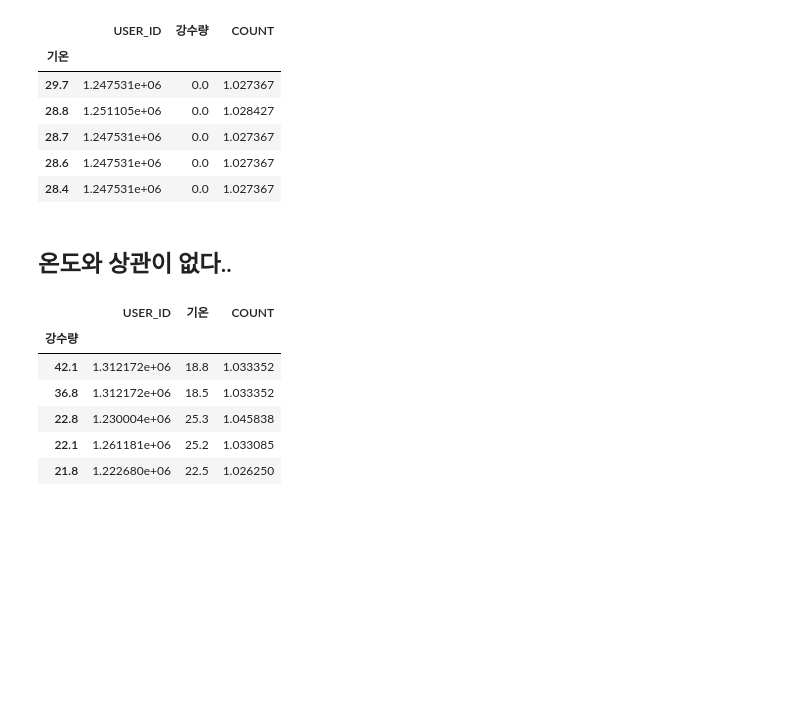
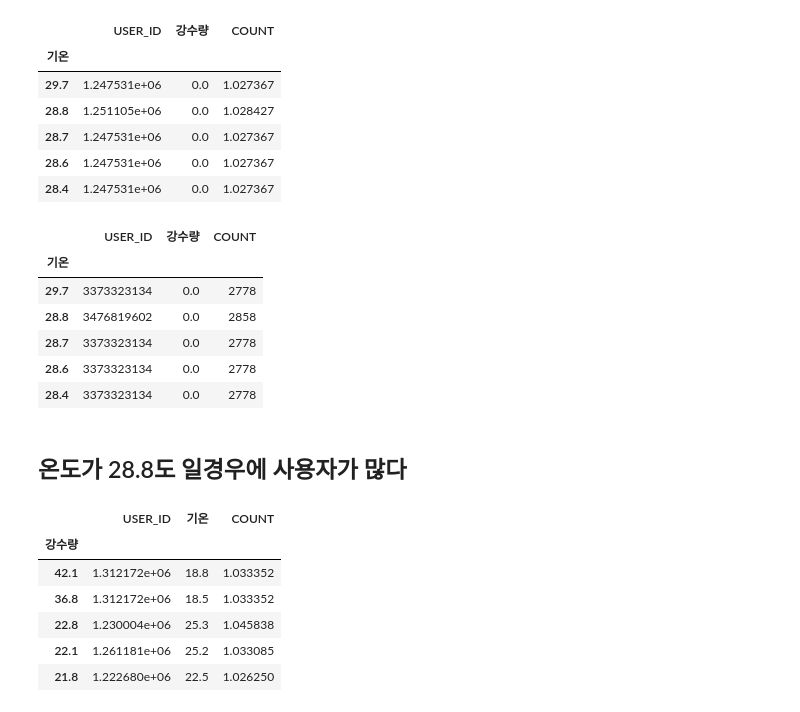
Before and after one commit to honeybeat1/team1_wanted_onboarding_2nd, a Jupyter notebook: Week3_이주영/모두컴퍼니_기술과제/Week3_모두컴퍼니_EDA.ipynb, the cells around one changed output. Drawn from its saved outputs; the diff is of its cells as text; code cells hidden in the pictures; blank space fills up the shorter version.

```diff
--- a/Week3_이주영/모두컴퍼니_기술과제/Week3_모두컴퍼니_EDA.ipynb
+++ b/Week3_이주영/모두컴퍼니_기술과제/Week3_모두컴퍼니_EDA.ipynb
@@ -299,8 +299,20 @@ te.head()
 | 28.7 | 1.247531e+06 | 0.0 | 1.027367 |
 | 28.6 | 1.247531e+06 | 0.0 | 1.027367 |
 | 28.4 | 1.247531e+06 | 0.0 | 1.027367 |
-# %% [markdown]
-## 온도와 상관이 없다..
+# %%
+te = merge1[["USER_ID","DATE","기온","강수량","COUNT"]]
+te = te.groupby(["기온"]).sum().sort_values(by="기온",ascending=False)
+te.head()
+# %% [output]
+|  | USER_ID | 강수량 | COUNT |
+| 기온 |  |  |  |
+| 29.7 | 3373323134 | 0.0 | 2778 |
+| 28.8 | 3476819602 | 0.0 | 2858 |
+| 28.7 | 3373323134 | 0.0 | 2778 |
+| 28.6 | 3373323134 | 0.0 | 2778 |
+| 28.4 | 3373323134 | 0.0 | 2778 |
+# %% [markdown]
+## 온도가 28.8도 일경우에 사용자가 많다
 # %%
 te1 = merge1[["USER_ID","DATE","기온","강수량","COUNT"]]
 te1 = te1.groupby(["강수량"]).mean().sort_values(by="강수량",ascending=False)
```
Also changed, not shown: parts of 10 cells of this notebook, 1 other file.
